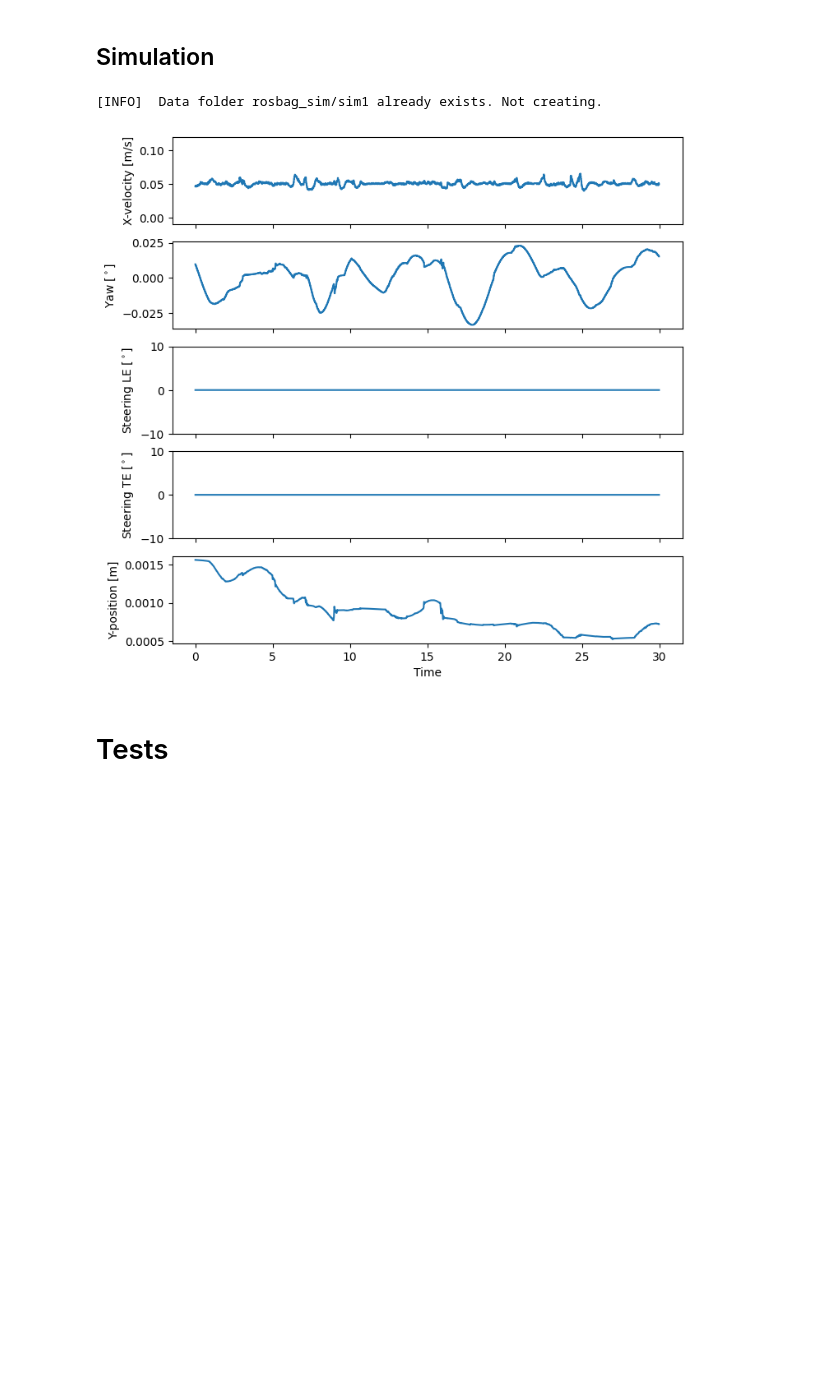
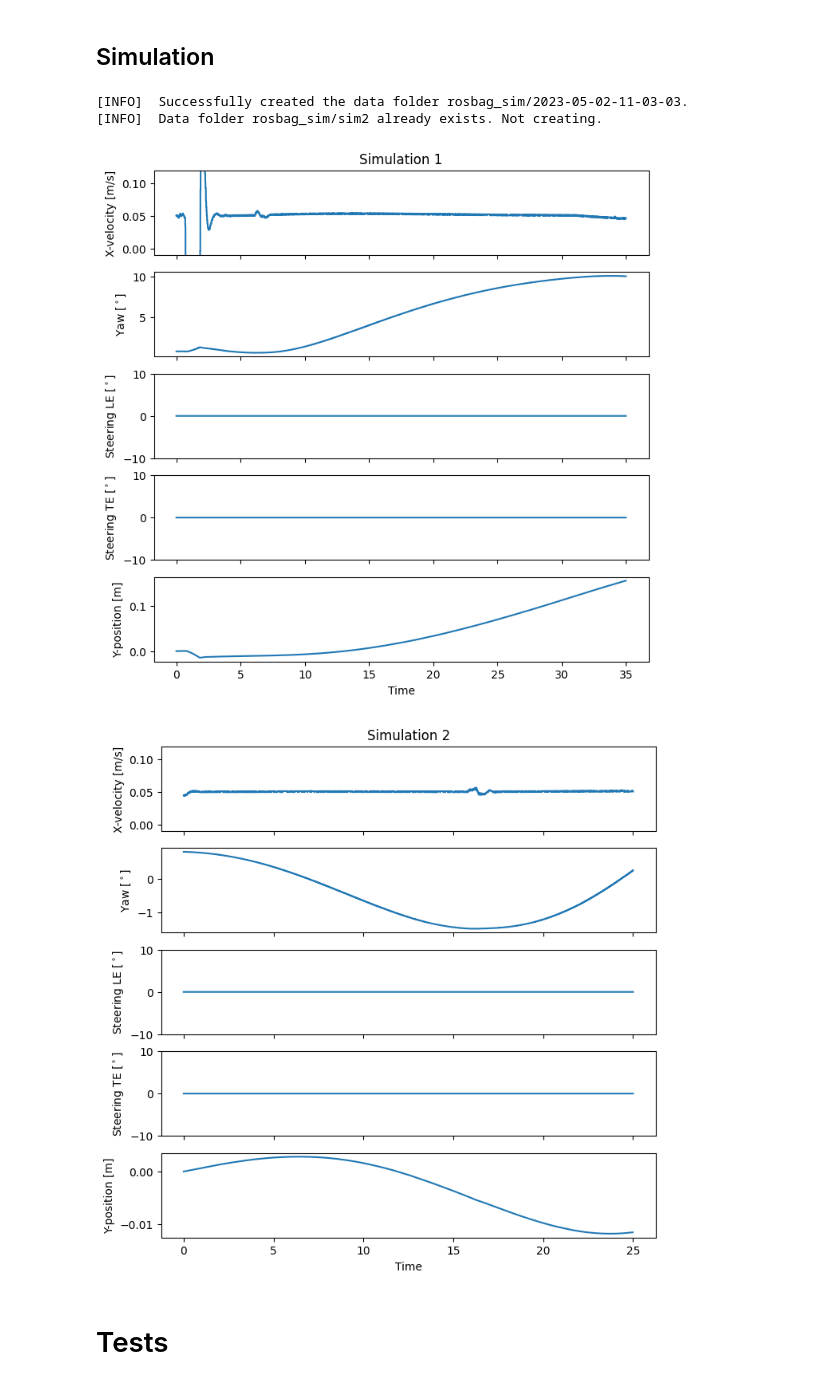
Before and after one commit to robotengineer123/RR-RobotSim, a Jupyter notebook: dataprocessing.ipynb, the cells around one changed output. Drawn from its saved outputs; the diff is of its cells as text; code cells hidden in the pictures; blank space fills up the shorter version.

```diff
--- a/dataprocessing.ipynb
+++ b/dataprocessing.ipynb
@@ -51,9 +51,16 @@ def df_sim(bag_name):
 
     return df_vel, df_yaw, df_odom, df_joint
 
-df_vel, df_yaw, df_odom, df_joint = df_sim('rosbag_sim/sim1.bag')
+df_vel_1, df_yaw_1, df_odom_1, df_joint_1 = df_sim('rosbag_sim/2023-05-02-11-03-03.bag')
+df_vel_2, df_yaw_2, df_odom_2, df_joint_2 = df_sim('rosbag_sim/sim2.bag')
+
+df_vel = [df_vel_1, df_vel_2]
+df_yaw = [df_yaw_1, df_yaw_2]
+df_odom = [df_odom_1, df_odom_2]
+df_joint = [df_joint_1, df_joint_2]
 # %% [output]
-[INFO]  Data folder rosbag_sim/sim1 already exists. Not creating.
+[INFO]  Successfully created the data folder rosbag_sim/2023-05-02-11-03-03.
+[INFO]  Data folder rosbag_sim/sim2 already exists. Not creating.
 # %%
 # Plot vel, yaw, le_dist
 def df_plot(df_vel, df_yaw, df_odom, df_joint, title=''):
@@ -68,7 +75,7 @@ def df_plot(df_vel, df_yaw, df_odom, df_joint, title=''):
     df_yaw['data'] = df_yaw['data']*180/3.14
     df_joint['position_13'] = df_joint['position_13']*180/3.14
     df_joint['position_14'] = df_joint['position_14']*180/3.14
-    #df_odom['pose.pose.position.y'] = df_odom['pose.pose.position.y'] - df_odom['pose.pose.position.y'].iat[0]
+    df_odom['pose.pose.position.y'] = df_odom['pose.pose.position.y'] - df_odom['pose.pose.position.y'].iat[0]
 
     df_vel.plot(ylim=[-0.01,0.12], x='Time', xlabel='Time', y='data', ylabel='X-velocity [m/s]', legend=False, ax=axes[0], title=title)
     df_yaw.plot(x='Time', xlabel='Time', y='data', ylabel='Yaw [$^\circ$]', legend=False, ax=axes[1])
@@ -76,12 +83,11 @@ def df_plot(df_vel, df_yaw, df_odom, df_joint, title=''):
     df_joint.plot(ylim=[-10, 10], x='Time', xlabel='Time', y='position_14', ylabel='Steering TE [$^\circ$]', legend=False, ax=axes[3])
     df_odom.plot(x='Time', xlabel='Time', y='pose.pose.position.y', ylabel='Y-position [m]', legend=False, ax=axes[4])
 # %%
-#for i in range(0,9):
-#    df_plot(df_vel, df_yaw, df_odom, df_joint, title=f'')
-
-df_plot(df_vel, df_yaw, df_odom, df_joint)
+for i in range(0,2):
+    df_plot(df_vel[i], df_yaw[i], df_odom[i], df_joint[i], title=f'Simulation {i+1}')
 # %% [output]
-[figure, old version]
+[figure, new version]
+[figure, added]
 # %% [markdown]
 # Tests
 # %%
```
Also changed, not shown: parts of 3 cells of this notebook, 3 other files.
